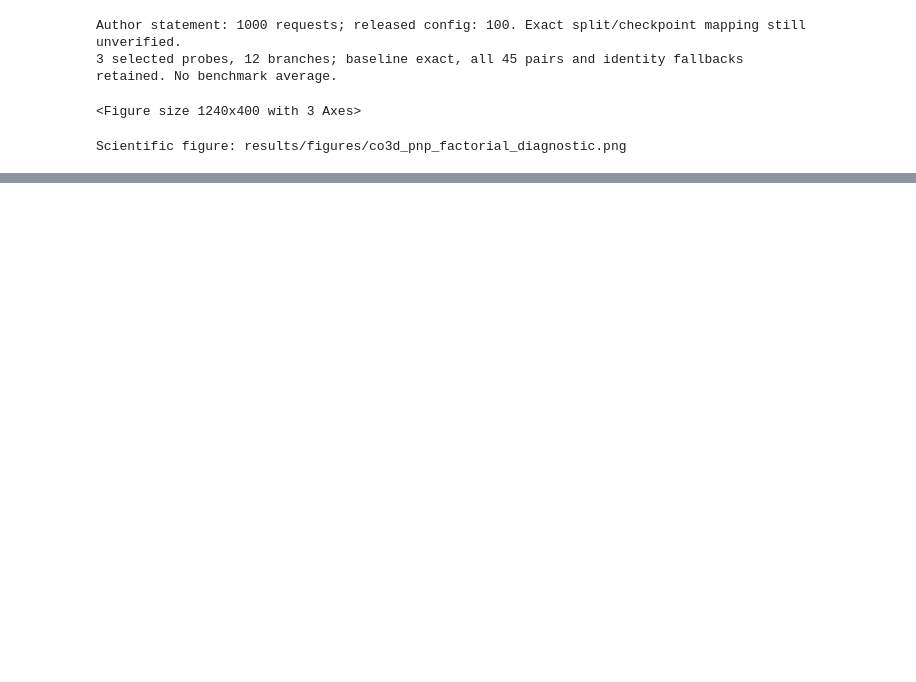
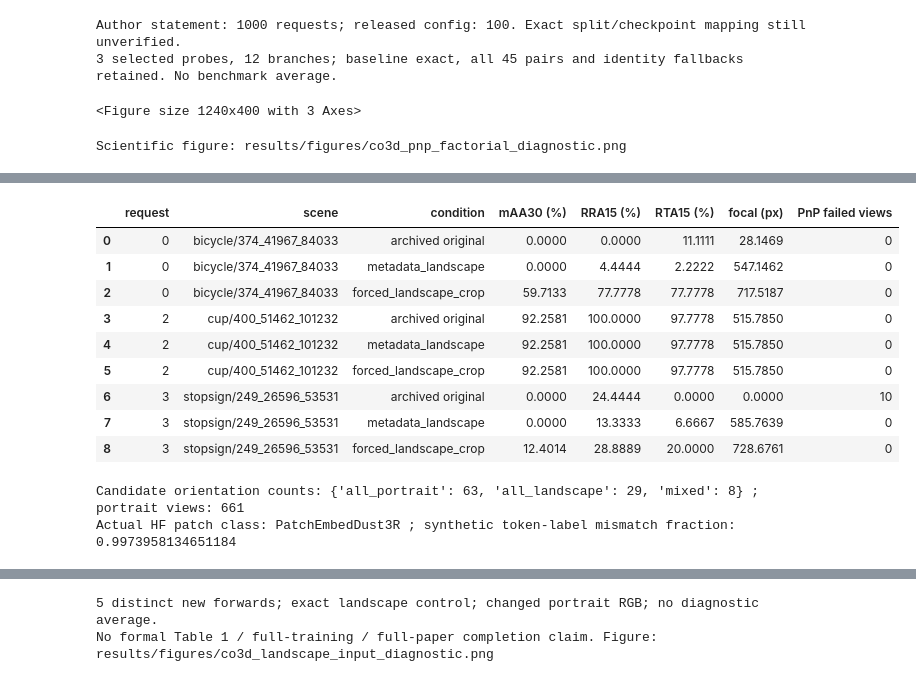
Before and after one commit to Yiran-yetuser/fast3r, a Jupyter notebook: fast3r_reproduction.ipynb, the cells around one changed output, grey strips where cells are left out. Saved outputs shown, nothing was run; the diff lists cells and outputs as text; code cells hidden in the pictures; blank space fills up the shorter version.

Commit message:
Audit portrait geometry and verify fixed-frame landscape controls

```diff
--- a/fast3r_reproduction.ipynb
+++ b/fast3r_reproduction.ipynb
@@ -2638,0 +2664,67 @@ Scientific figure: results/figures/co3d_pnp_factorial_diagnostic.png
+# %%
+from pathlib import Path
+import json, hashlib
+import pandas as pd
+import numpy as np
+import matplotlib.pyplot as plt
+
+def file_sha(path):
+    return hashlib.sha256(Path(path).read_bytes()).hexdigest()
+
+audit = json.loads(Path("results/co3d_portrait_geometry_audit_20261003.json").read_text())
+report_path = Path("results/co3d_landscape_input_diagnostic_v1_20261003.json")
+report = json.loads(report_path.read_text())
+proof = json.loads(Path("results/co3d_landscape_input_diagnostic_verified_20261003.json").read_text())
+baseline_path = Path("results/co3d_pose_100_seed42_adaptation_v3.json")
+baseline = json.loads(baseline_path.read_text())
+assert file_sha(report_path) == proof["report_sha256"]
+assert file_sha(baseline_path) == proof["baseline_report_sha256"] == audit["baseline_report_sha256"]
+assert not report["formal_Table1_result"] and not proof["formal_Table1_result"]
+assert report["model_forward_count"] == proof["distinct_new_forward_count"] == 5
+assert proof["all_270_new_branch_pairs_recomputed"] and proof["landscape_control_matches_archived_baseline"]
+assert [r["request"] for r in report["requests"]] == [0, 2, 3]
+for path, digest in report["protocol"]["source_sha256"].items():
+    assert file_sha(path) == digest
+rows = []
+for row in report["requests"]:
+    original = baseline["requests"][row["request"]]
+    for name, value in [("archived original", original), *row["branches"].items()]:
+        rows.append({"request": row["request"], "scene": row["scene"], "condition": name,
+            "mAA30 (%)": 100*value["metrics"]["mAA_30"],
+            "RRA15 (%)": 100*value["metrics"]["RRA_at_15"],
+            "RTA15 (%)": 100*value["metrics"]["RTA_at_15"],
+            "focal (px)": value["estimated_focal"], "PnP failed views": len(value["pnp_failed_view_indices"])})
+table = pd.DataFrame(rows)
+display(table.round(4))
+print("Candidate orientation counts:", audit["candidate_request_orientation_counts"], "; portrait views:", audit["portrait_view_count"])
+print("Actual HF patch class:", audit["public_HF_encoder_patch_class"], "; synthetic token-label mismatch fraction:", audit["token_probe"]["token_label_mismatch_fraction"])
+display(pd.DataFrame(audit["geometry_probe"]["PnP"]).round(6))
+fig, axes = plt.subplots(1, 3, figsize=(12, 4), sharey=True)
+for ax, i in zip(axes, [0, 2, 3]):
+    data = table[table["request"] == i]
+    bars = ax.bar(["Original", "Shape only", "Landscape crop"], data["mAA30 (%)"], color=["#788895", "#e7a54b", "#3796a6"])
+    for bar, val in zip(bars, data["mAA30 (%)"]):
+        ax.text(bar.get_x()+bar.get_width()/2, val+2, f"{val:.2f}%", ha="center", fontsize=9)
+    ax.set_title(f"request {i}: {data.iloc[0]['scene'].split('/')[0]}")
+    ax.set_ylim(0, 108); ax.tick_params(axis="x", labelrotation=20)
+axes[0].set_ylabel("mAA@30 (%) — higher is better")
+fig.suptitle("Fixed-frame input diagnostic — performance-selected probes, NOT Table 1")
+fig.tight_layout()
+out = Path("results/figures/co3d_landscape_input_diagnostic.png")
+out.parent.mkdir(parents=True, exist_ok=True); fig.savefig(out, dpi=160, bbox_inches="tight")
+plt.close(fig)
+print("5 distinct new forwards; exact landscape control; changed portrait RGB; no diagnostic average.")
+print("No formal Table 1 / full-training / full-paper completion claim. Figure:", out)
+# %% [output]
+|  | request | scene | condition | mAA30 (%) | RRA15 (%) | RTA15 (%) | focal (px) | PnP failed views |
+| 0 | 0 | bicycle/374_41967_84033 | archived original | 0.0000 | 0.0000 | 11.1111 | 28.1469 | 0 |
+| 1 | 0 | bicycle/374_41967_84033 | metadata_landscape | 0.0000 | 4.4444 | 2.2222 | 547.1462 | 0 |
+| 2 | 0 | bicycle/374_41967_84033 | forced_landscape_crop | 59.7133 | 77.7778 | 77.7778 | 717.5187 | 0 |
+| 3 | 2 | cup/400_51462_101232 | archived original | 92.2581 | 100.0000 | 97.7778 | 515.7850 | 0 |
+| 4 | 2 | cup/400_51462_101232 | metadata_landscape | 92.2581 | 100.0000 | 97.7778 | 515.7850 | 0 |
+| 5 | 2 | cup/400_51462_101232 | forced_landscape_crop | 92.2581 | 100.0000 | 97.7778 | 515.7850 | 0 |
+| 6 | 3 | stopsign/249_26596_53531 | archived original | 0.0000 | 24.4444 | 0.0000 | 0.0000 | 10 |
+| 7 | 3 | stopsign/249_26596_53531 | metadata_landscape | 0.0000 | 13.3333 | 6.6667 | 585.7639 | 0 |
+| 8 | 3 | stopsign/249_26596_53531 | forced_landscape_crop | 12.4014 | 28.8889 | 20.0000 | 728.6761 | 0 |
+Candidate orientation counts: {'all_portrait': 63, 'all_landscape': 29, 'mixed': 8} ; portrait views: 661
+Actual HF patch class: PatchEmbedDust3R ; synthetic token-label mismatch fraction: 0.9973958134651184
@@ -2638,0 +2734,2 @@ Scientific figure: results/figures/co3d_pnp_factorial_diagnostic.png
+5 distinct new forwards; exact landscape control; changed portrait RGB; no diagnostic average.
+No formal Table 1 / full-training / full-paper completion claim. Figure: results/figures/co3d_landscape_input_diagnostic.png
```
Also changed, not shown: parts of 2 cells of this notebook, 15 other files.
